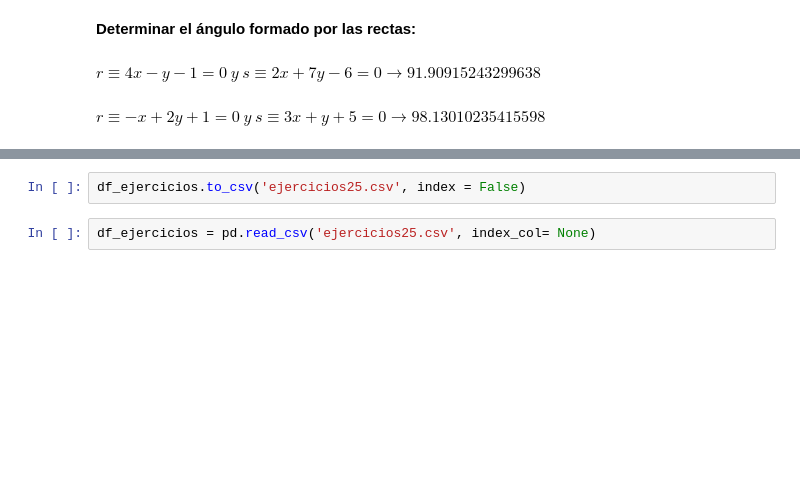
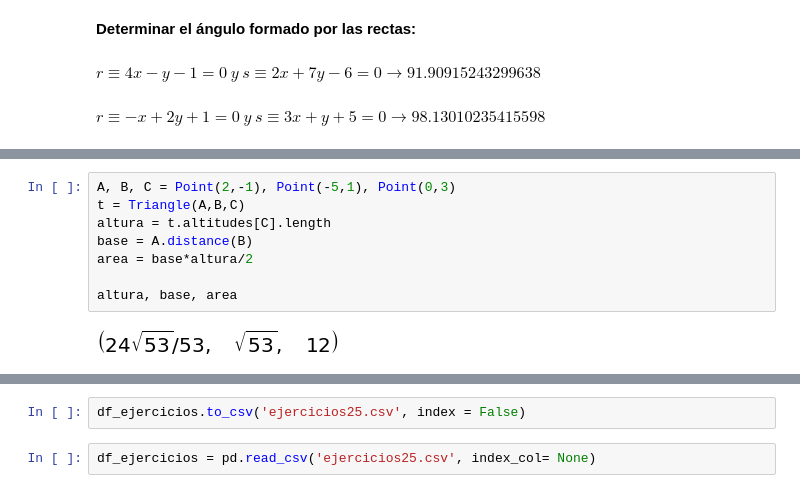
Before and after one commit to crdguez/mat1bac_cit, a Jupyter notebook: notebooks/25 Geometria Plana.ipynb, the cells around one changed output, grey strips where cells are left out. Cells and saved outputs as stored; diff of their text form; blank space fills up the shorter version.

```diff
--- a/notebooks/25 Geometria Plana.ipynb
+++ b/notebooks/25 Geometria Plana.ipynb
@@ -277 +457,11 @@ Linea(expr).direction
 [figure]
+# %%
+A, B, C = Point(2,-1), Point(-5,1), Point(0,3)
+t = Triangle(A,B,C)
+altura = t.altitudes[C].length
+base = A.distance(B)
+area = base*altura/2
+
+altura, base, area
+# %% [output]
+[figure, added]
```
Also changed, not shown: parts of 22 cells of this notebook, 2 other files.
